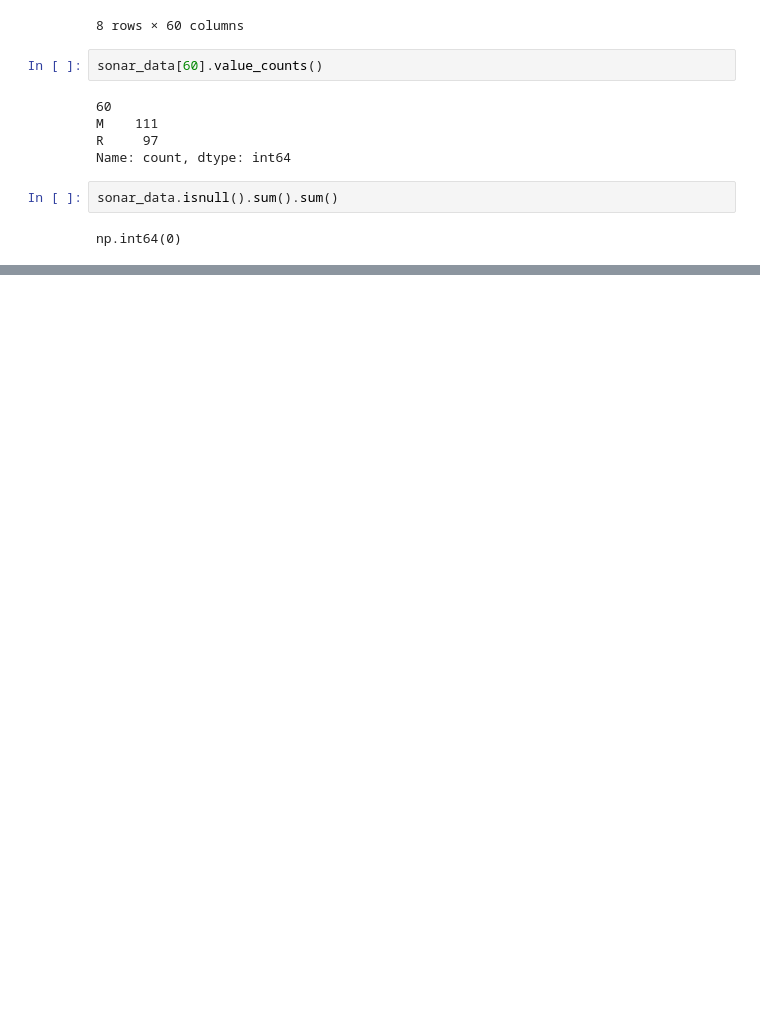
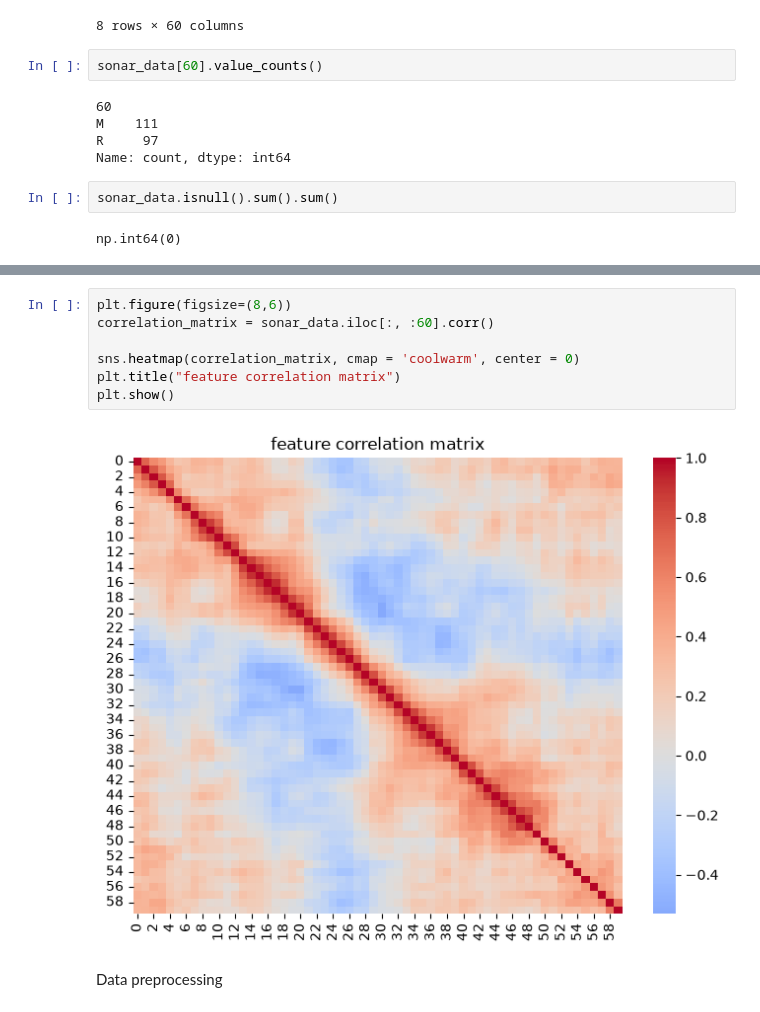
Before and after one commit to poliname17/rockmine, a Jupyter notebook: rock_vs_mine.ipynb, the cells around one changed output, grey strips where cells are left out. Drawn from its saved outputs; the diff is of its cells as text; blank space fills up the shorter version.

```diff
--- a/rock_vs_mine.ipynb
+++ b/rock_vs_mine.ipynb
@@ -101,0 +119,11 @@ np.int64(0)
+# %%
+plt.figure(figsize=(8,6))
+correlation_matrix = sonar_data.iloc[:, :60].corr()
+
+sns.heatmap(correlation_matrix, cmap = 'coolwarm', center = 0)
+plt.title("feature correlation matrix")
+plt.show()
+# %% [output]
+[figure, added]
+# %% [markdown]
+Data preprocessing
```
Also changed, not shown: parts of 10 cells of this notebook.
